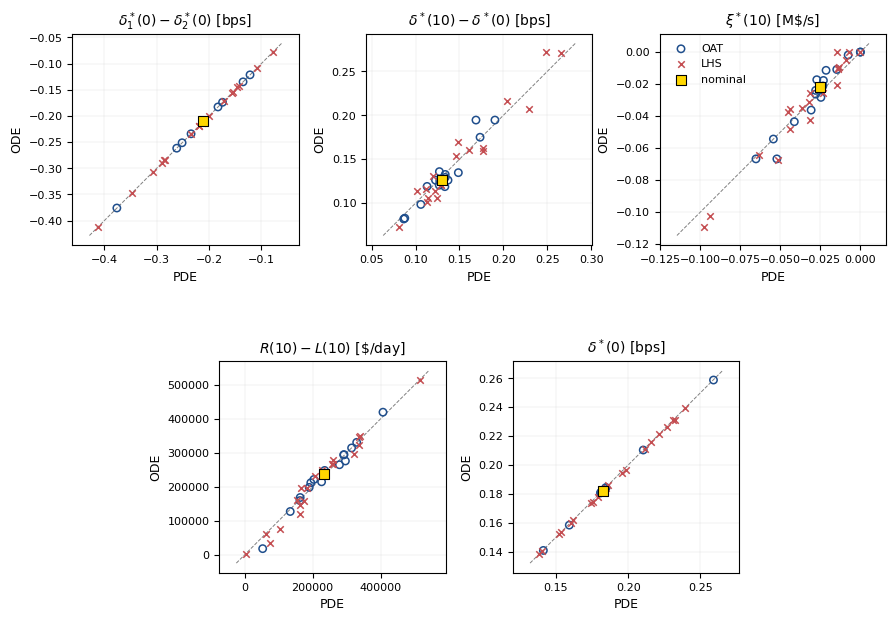
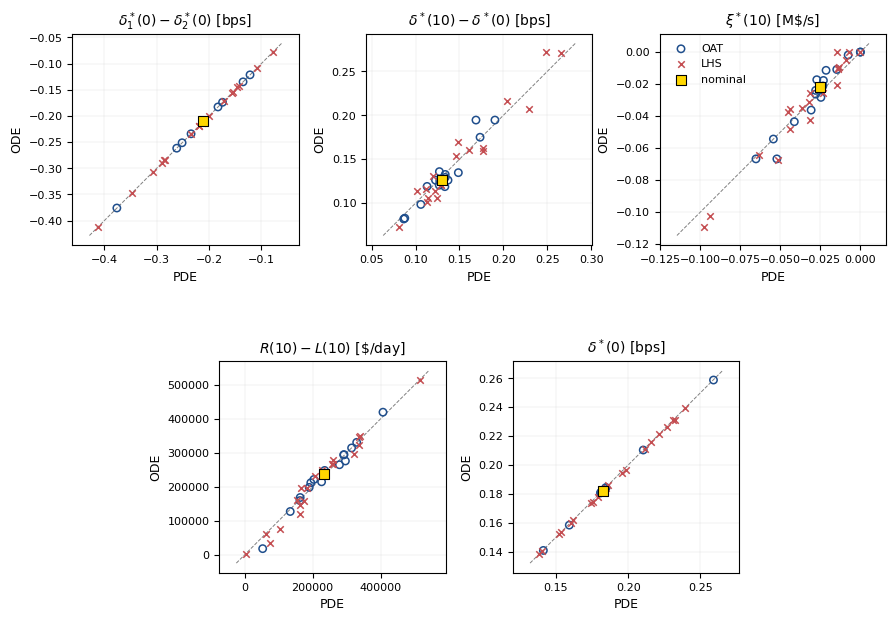
Unified diff of the notebook cell whose output changed from the first chart to the second:
--- before
+++ after
@@ -51,4 +51,4 @@
         ax.legend(loc="best", frameon=False)
 
-plt.savefig("report/figures/fig_pde_parity.pdf", bbox_inches="tight")
+#plt.savefig("figures/fig_pde_parity.pdf", bbox_inches="tight")
 plt.show()

Commit: Clean up appendix repo for thesis publication